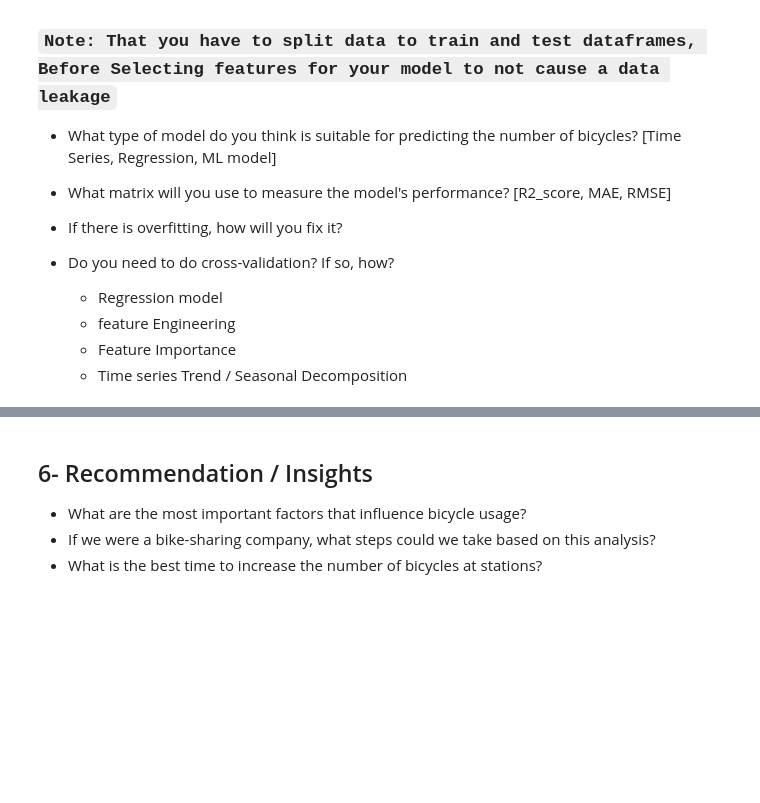
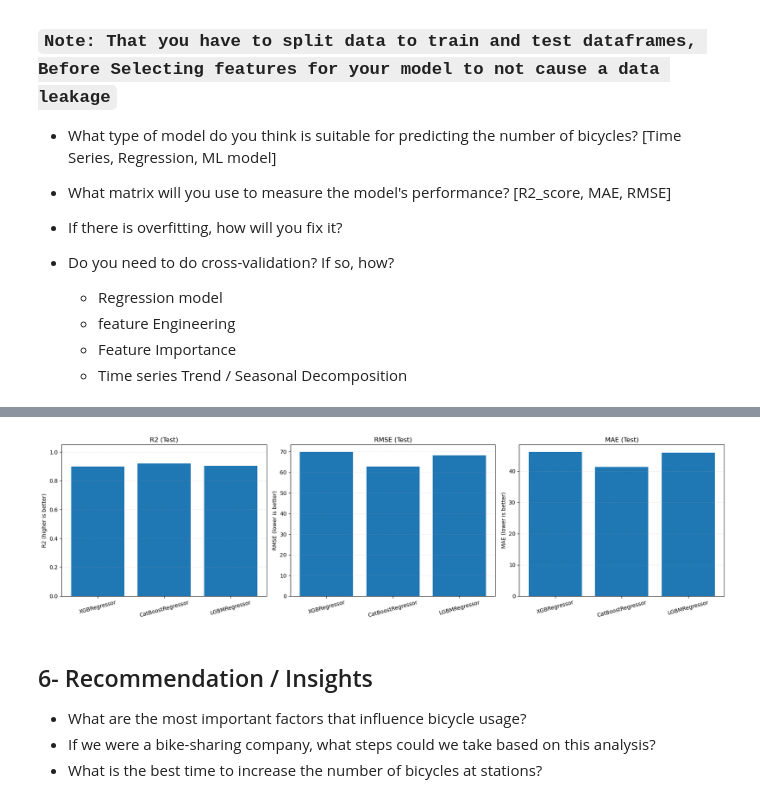
Before and after one commit to mhusam792/Bike-Sharing, a Jupyter notebook: notebooks/eda.ipynb, the cells around one changed output, grey strips where cells are left out. Drawn from its saved outputs; the diff is of its cells as text; code cells hidden in the pictures; blank space fills up the shorter version.

Commit message:
Deleting some testing cells of code, Then making a function to comparing results with different models

```diff
--- a/notebooks/eda.ipynb
+++ b/notebooks/eda.ipynb
@@ -776,16 +632,0 @@ mean_absolute_error for testing: 41.38075640562043
-# %%
-full_pipeline = Pipeline(steps=[
-    ('rush_hrs', rush_transformer),
-    ('preprocessing', ct),
-    ('model', LGBMRegressor())
-])
-
-full_pipeline.fit(X_train, y_train)
-# best_model = full_pipeline.best_estimator_
-# print(full_pipeline.best_params_)
-# print(full_pipeline.best_score_)
-
-y_pred_train = full_pipeline.predict(X_train)
-y_pred_test = full_pipeline.predict(X_test)
-print(f"R2_score for training: {r2_score(y_train, y_pred_train)}")
-print(f"R2_score for testing: {r2_score(y_test, y_pred_test)}")
@@ -811,0 +688,3 @@ mean_absolute_error for testing: 45.90291729648292
+# %%
+comparing_df = pd.DataFrame(models_comparing_result)
+comparing_df
@@ -812,3 +699,36 @@ mean_absolute_error for testing: 45.90291729648292
+# %%
+
+comparing_df_t = comparing_df.T
+models = comparing_df_t.index.tolist()
+
+fig, axes = plt.subplots(1, 3, figsize=(18, 5))
+
+# R2 Test
+axes[0].bar(models, comparing_df_t["r2_test"])
+axes[0].set_title("R2 (Test)")
+axes[0].set_ylabel("R2 (higher is better)")
+axes[0].set_ylim(0, 1.05)
+axes[0].grid(axis='y', linestyle='--', alpha=0.3)
+axes[0].tick_params(axis='x', rotation=15)
+
+# RMSE Test
+axes[1].bar(models, comparing_df_t["rmse_test"])
+axes[1].set_title("RMSE (Test)")
+axes[1].set_ylabel("RMSE (lower is better)")
+axes[1].grid(axis='y', linestyle='--', alpha=0.3)
+axes[1].tick_params(axis='x', rotation=15)
+
+# MAE Test
+axes[2].bar(models, comparing_df_t["mae_test"])
+axes[2].set_title("MAE (Test)")
+axes[2].set_ylabel("MAE (lower is better)")
+axes[2].grid(axis='y', linestyle='--', alpha=0.3)
+axes[2].tick_params(axis='x', rotation=15)
+
+plt.tight_layout()
+plt.show()
+# %% [output]
+[figure, added]
 # %% [markdown]
 ## 6- Recommendation / Insights
 - What are the most important factors that influence bicycle usage?
```
Also changed, not shown: parts of 12 cells of this notebook, 3 other files.
